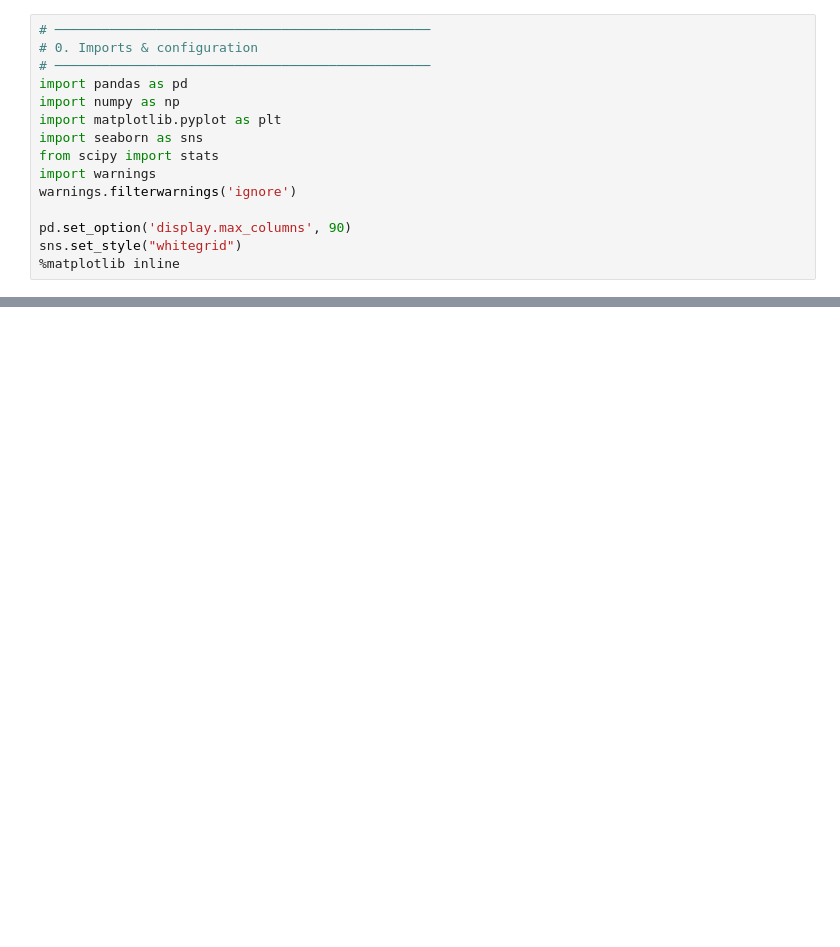
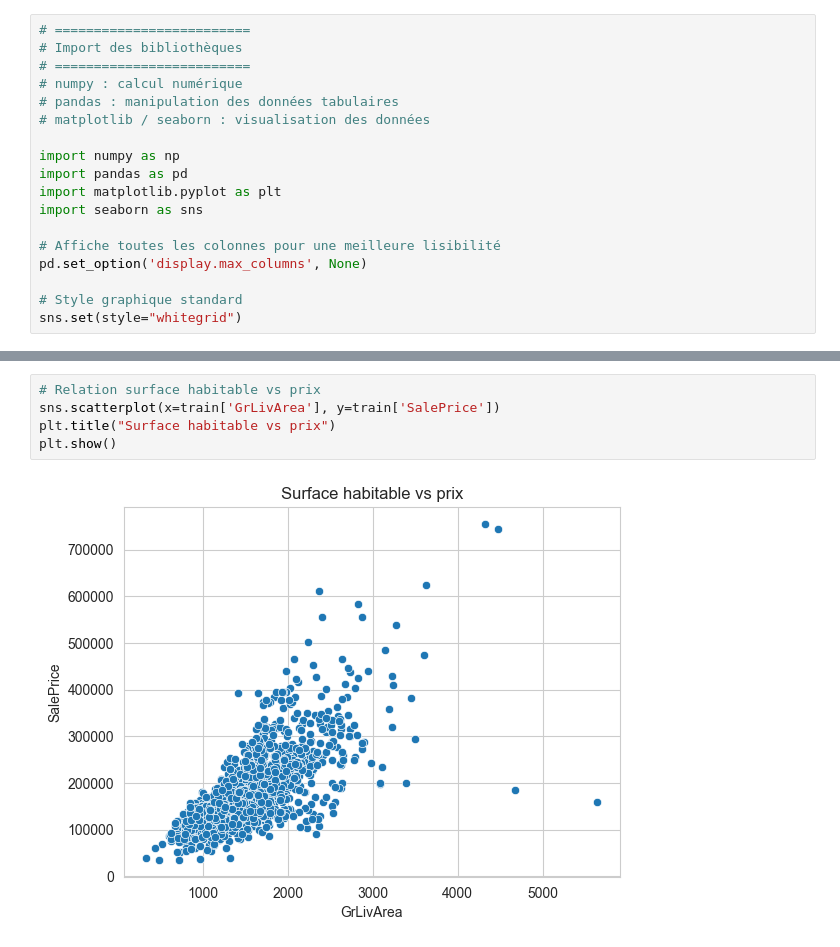
Before and after one commit to Cheick-o-diallo/laplace-immo-house-prices, a Jupyter notebook: notebooks/house_price_01_analyse.ipynb, the cells around one changed output, grey strips where cells are left out. Drawn from its saved outputs; the diff is of its cells as text; blank space fills up the shorter version.

```diff
--- a/notebooks/house_price_01_analyse.ipynb
+++ b/notebooks/house_price_01_analyse.ipynb
@@ -1,15 +1,18 @@
 # %%
-# ────────────────────────────────────────────────
-# 0. Imports & configuration
-# ────────────────────────────────────────────────
+# =========================
+# Import des bibliothèques
+# =========================
+# numpy : calcul numérique
+# pandas : manipulation des données tabulaires
+# matplotlib / seaborn : visualisation des données
+
+import numpy as np
 import pandas as pd
-import numpy as np
 import matplotlib.pyplot as plt
 import seaborn as sns
-from scipy import stats
-import warnings
-warnings.filterwarnings('ignore')
 
-pd.set_option('display.max_columns', 90)
-sns.set_style("whitegrid")
-%matplotlib inline
+# Affiche toutes les colonnes pour une meilleure lisibilité
+pd.set_option('display.max_columns', None)
+
+# Style graphique standard
+sns.set(style="whitegrid")
@@ -84,0 +148,7 @@ plt.show()
+# %%
+# Relation surface habitable vs prix
+sns.scatterplot(x=train['GrLivArea'], y=train['SalePrice'])
+plt.title("Surface habitable vs prix")
+plt.show()
+# %% [output]
+[figure, added]
```
Also changed, not shown: parts of 6 cells of this notebook.
